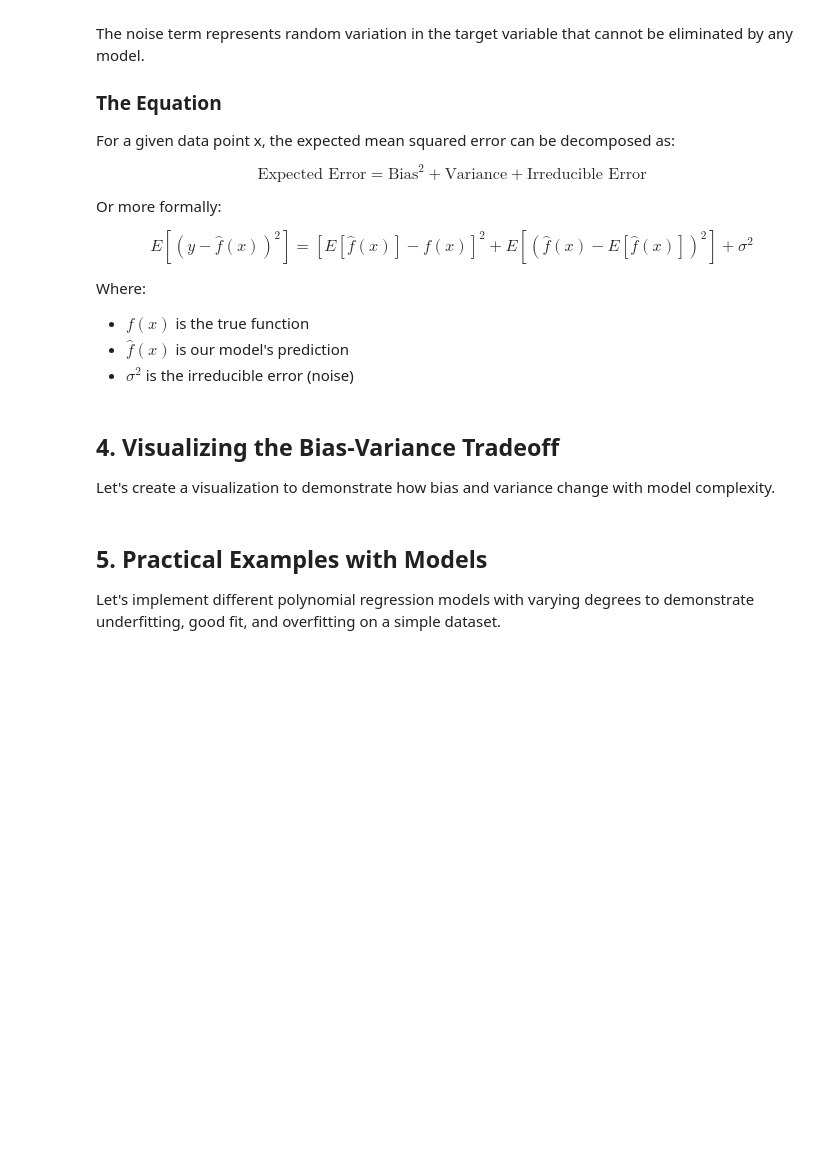
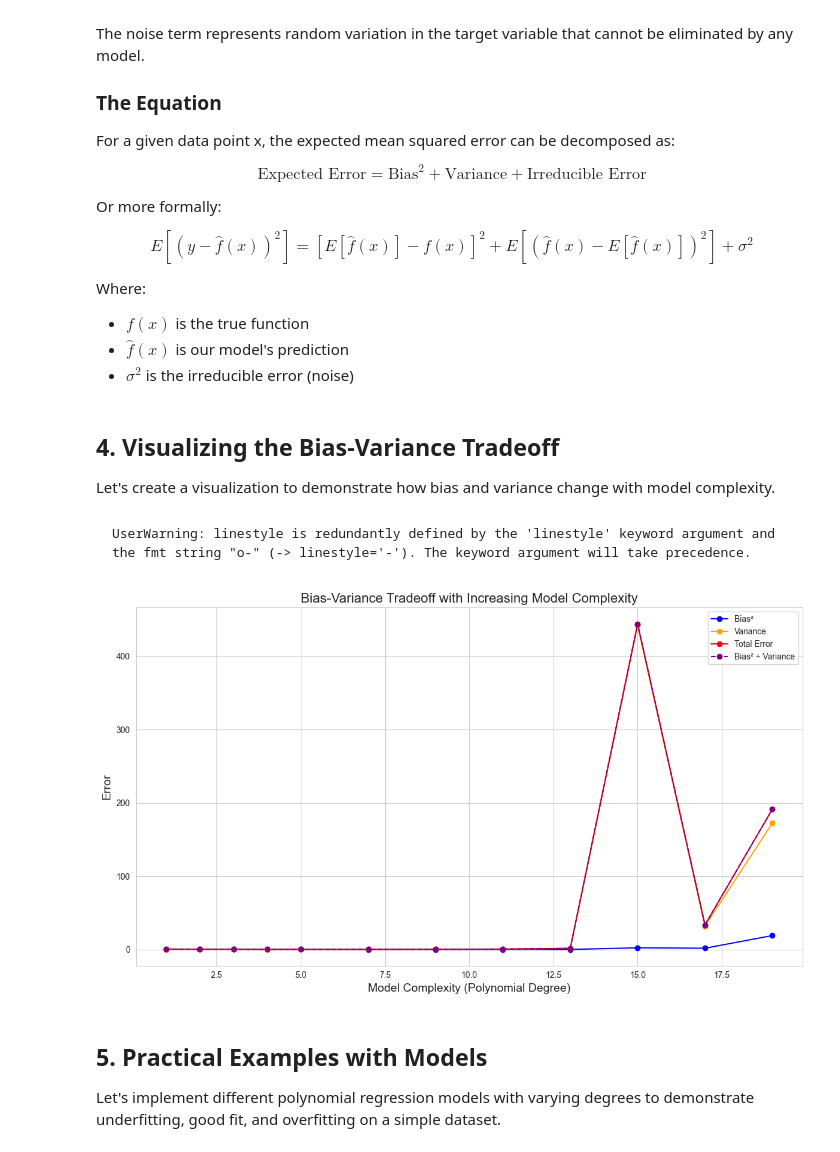
Before and after one commit to pavelklos/ai-ml, a Jupyter notebook: 2-ML/02-01-15.ipynb, the cells around one changed output. Drawn from its saved outputs; the diff is of its cells as text; code cells hidden in the pictures; blank space fills up the shorter version.

````diff
--- a/2-ML/02-01-15.ipynb
+++ b/2-ML/02-01-15.ipynb
@@ -189,3 +191,80 @@ plt.show()
+# %% [markdown]
+```
+UserWarning: linestyle is redundantly defined by the 'linestyle' keyword argument and the fmt string "o-" (-> linestyle='-'). The keyword argument will take precedence.
+```
+# %%
+# Function to generate a dataset with a non-linear relationship
+def generate_nonlinear_data(n_samples=100, noise=0.3):
+    X = np.random.uniform(0, 10, size=n_samples)
+    y = np.sin(X) + noise * np.random.randn(n_samples)
+    return X.reshape(-1, 1), y
+
+# Function to estimate bias and variance using multiple training sets
+def bias_variance_decomposition(degrees, n_repeats=100, test_size=200):
+    # Generate a large test set
+    X_test = np.linspace(0, 10, test_size).reshape(-1, 1)
+    y_test = np.sin(X_test.ravel())  # True function without noise
+
+    avg_bias_squared = np.zeros(len(degrees))
+    avg_var = np.zeros(len(degrees))
+    avg_mse = np.zeros(len(degrees))
+
+    for i, degree in enumerate(degrees):
+        # Store predictions from different models
+        predictions = np.zeros((n_repeats, test_size))
+
+        for j in range(n_repeats):
+            # Generate a different training set each time
+            X_train, y_train = generate_nonlinear_data(n_samples=50)
+
+            # Train a polynomial model
+            model = make_pipeline(
+                PolynomialFeatures(degree=degree),
+                LinearRegression()
+            )
+            model.fit(X_train, y_train)
+
+            # Predict on test set
+            predictions[j] = model.predict(X_test).ravel()
+
+        # Calculate average prediction across all models
+        avg_prediction = np.mean(predictions, axis=0)
+
+        # Calculate squared bias: (avg_prediction - y_test)^2
+        bias_squared = np.mean((avg_prediction - y_test) ** 2)
+
+        # Calculate variance: average of (prediction - avg_prediction)^2
+        variance = np.mean(np.var(predictions, axis=0))
+
+        # Calculate average MSE
+        mse = np.mean(np.mean((predictions - y_test.reshape(1, -1)) ** 2, axis=1))
+
+        avg_bias_squared[i] = bias_squared
+        avg_var[i] = variance
+        avg_mse[i] = mse
+
+    return avg_bias_squared, avg_var, avg_mse
+
+# Calculate bias-variance decomposition for different polynomial degrees
+degrees = [1, 2, 3, 4, 5, 7, 9, 11, 13, 15, 17, 19]
+bias_squared, variance, total_error = bias_variance_decomposition(degrees)
+
+# Plot the results
+plt.figure(figsize=(12, 7))
+plt.plot(degrees, bias_squared, 'o-', color='blue', label='Bias²')
+plt.plot(degrees, variance, 'o-', color='orange', label='Variance')
+plt.plot(degrees, total_error, 'o-', color='red', label='Total Error')
+plt.plot(degrees, bias_squared + variance, 'o', color='purple', linestyle='--',
+         label='Bias² + Variance')
+plt.xlabel('Model Complexity (Polynomial Degree)')
+plt.ylabel('Error')
+plt.title('Bias-Variance Tradeoff with Increasing Model Complexity')
+plt.legend()
+plt.grid(True)
+plt.tight_layout()
+plt.show()
+# %% [output]
+[figure, added]
 # %% [markdown]
 ## 5. Practical Examples with Models
 
````
Also changed, not shown: parts of 11 cells of this notebook.
